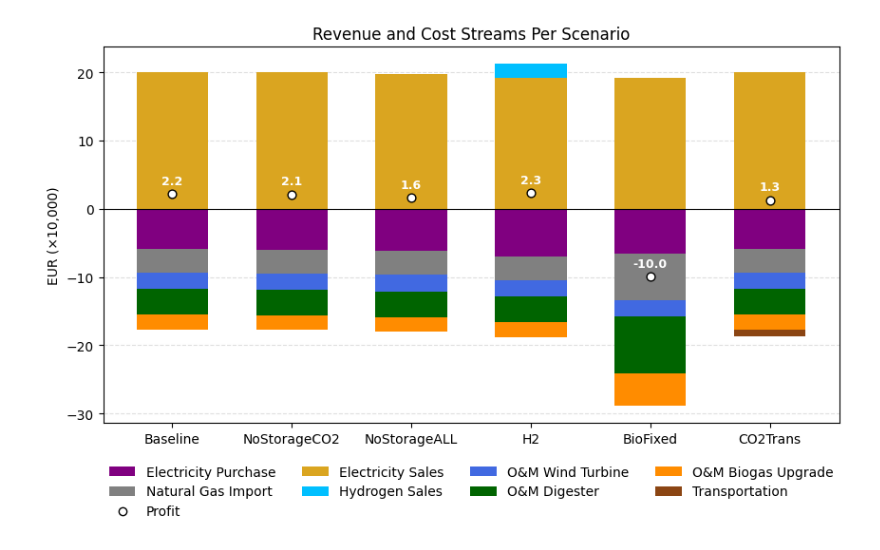
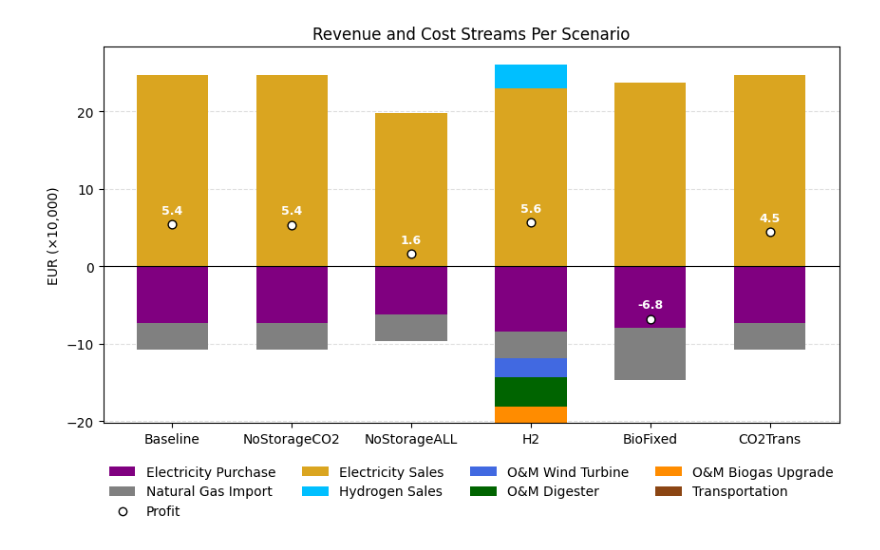
Before and after one commit to kubachri/GLS-EnerHub2X-Pricing, a Jupyter notebook: EnerHub2X/plots/ObjFunc.ipynb, the cells around one changed output. Cells and saved outputs as stored; diff of their text form; code cells hidden in the pictures.

Commit message:
latest plot update

```diff
--- a/EnerHub2X/plots/ObjFunc.ipynb
+++ b/EnerHub2X/plots/ObjFunc.ipynb
@@ -6,7 +6,7 @@ from matplotlib import patheffects as pe
 from matplotlib.lines import Line2D
 from matplotlib.patches import Patch
 
-file = '../Scenario_Analysis_NEWEST.xlsx'
+file = '../Scenario_Analysis_FINAL.xlsx'
 
 # --- Load and shape data ---
 df = pd.read_excel(file, sheet_name='ObjFunc')
@@ -146,31 +146,31 @@ for label in bar_order:
         handle = Line2D(
             [], [],
             marker='o',
             linestyle='None',
             markersize=6,
             markerfacecolor='white',
             markeredgecolor='black',
             label=label
         )
     else:
         handle = Patch(facecolor=colors[label], label=label)
 
     legend_handles.append(handle)
 
 plt.subplots_adjust(bottom=0.22)
 
 ax.legend(
     legend_handles,
     bar_order,
     loc="upper center",
     bbox_to_anchor=(0.5, -0.08),
     ncol=4,          # 4 columns → Profit goes to col 3 in row 1
     frameon=False
 )
 
 
 
 plt.savefig("rev_cost_streams.pdf", bbox_inches="tight")
 plt.show()
 # %% [output]
-[figure, old version]
+[figure, new version]
```
Also changed, not shown: 3 other files.
